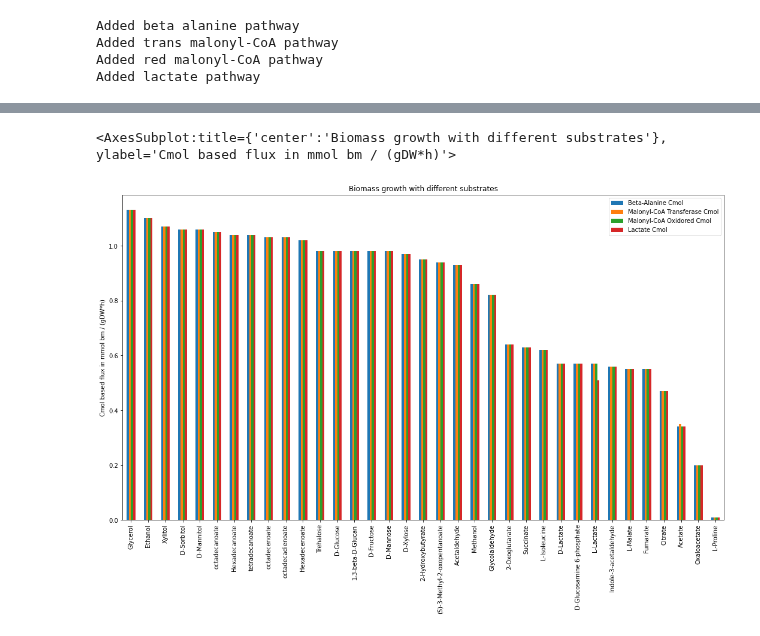
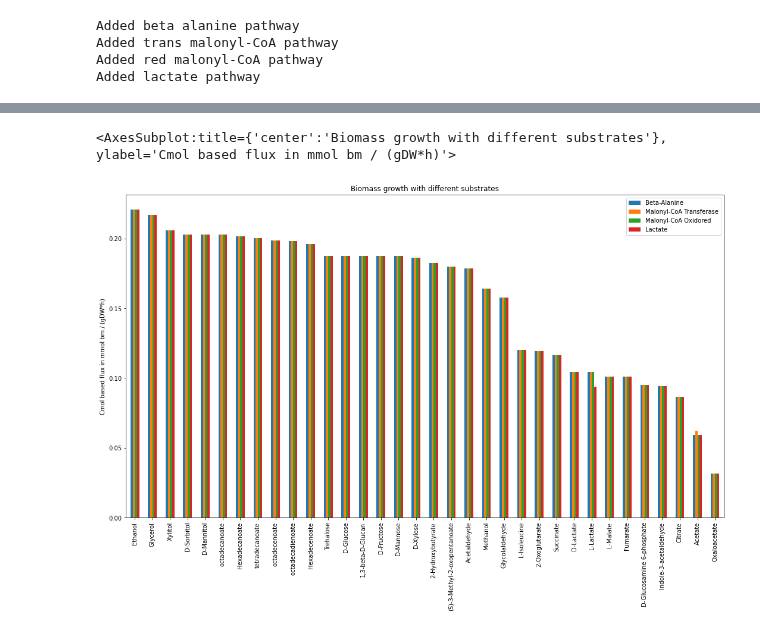
Before and after one commit to 27410/group-assignment-2021-group-8-malonic-acid-in-k-phaffii, a Jupyter notebook: scripts/Substrate_alternatives.ipynb, the cells around one changed output, grey strips where cells are left out. Drawn from its saved outputs; the diff is of its cells as text; code cells hidden in the pictures.

Commit message:
Update plots substrates and pathways

```diff
--- a/scripts/Substrate_alternatives.ipynb
+++ b/scripts/Substrate_alternatives.ipynb
@@ -8,6 +8,6 @@ This script is still in work and is quite chaotic to read, sorry! Im still think
 from cobra.io import read_sbml_model
 from cobra import Reaction, Metabolite
 import pandas as pd
-model = read_sbml_model('iMT1026-v3.xml')
+model = read_sbml_model('../src/models/gen/iMT1026-v3.1.xml')
 %run -i create_pathway.ipynb
 # flux unit is mmol / [gDW h]
@@ -213,6 +179,6 @@ for cmol_eval in choices:
 # %%
 # Sorting the data frame and retrieving the table
 #by=['Formula','Beta-Alanine', 'Beta-Alanine Cmol', 'Malonyl-CoA', 'Malonyl-CoA Cmol', 'Lactate', 'Lactate Cmol'],
-substrate_table_bm.sort_values(by=['Beta-Alanine Cmol','Lactate Cmol'],ascending=False,inplace=True)
+substrate_table_bm.sort_values(by=['Beta-Alanine','Lactate'],ascending=False,inplace=True)
 substrate_table_bm
 # %% [output]
@@ -236,7 +202,7 @@ substrate_table_bm
 # %%
 arguments = list(substrate_table_bm.columns)
-arguments = ['Beta-Alanine Cmol', 'Malonyl-CoA Transferase Cmol', 'Malonyl-CoA Oxidored Cmol', 'Lactate Cmol']
+arguments = ['Beta-Alanine', 'Malonyl-CoA Transferase', 'Malonyl-CoA Oxidored', 'Lactate']
 substrate_table_bm.plot(y= arguments, kind='bar', figsize=(18,10), ylabel = 'Cmol based flux in mmol bm / (gDW*h)', title = 'Biomass growth with different substrates')
 # %% [output]
 <AxesSubplot:title={'center':'Biomass growth with different substrates'}, ylabel='Cmol based flux in mmol bm / (gDW*h)'>
-[figure, old version]
+[figure, new version]
```
Also changed, not shown: parts of 14 cells of this notebook, 1 other file.
